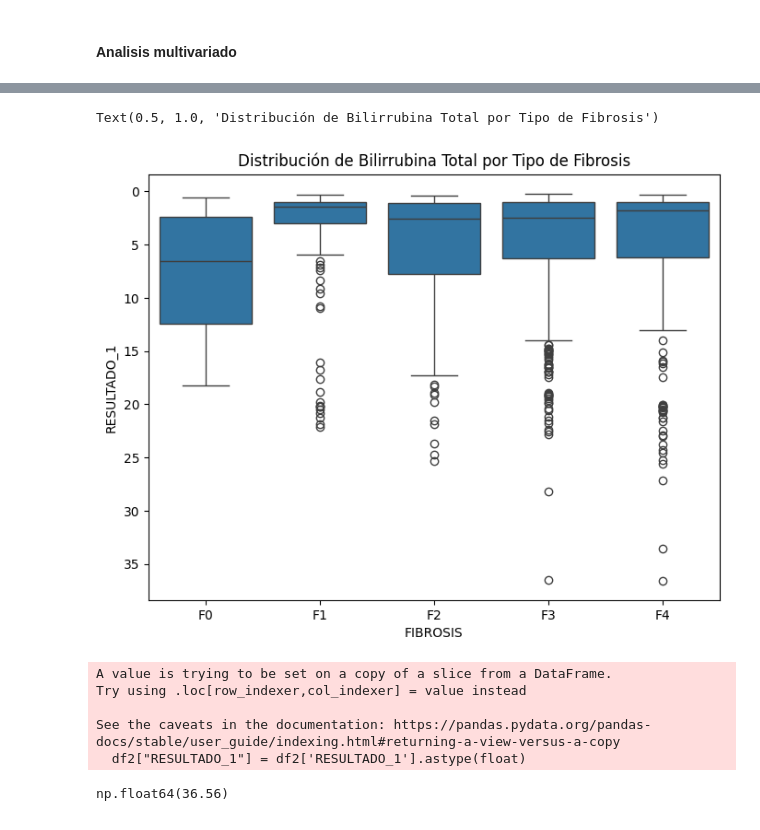
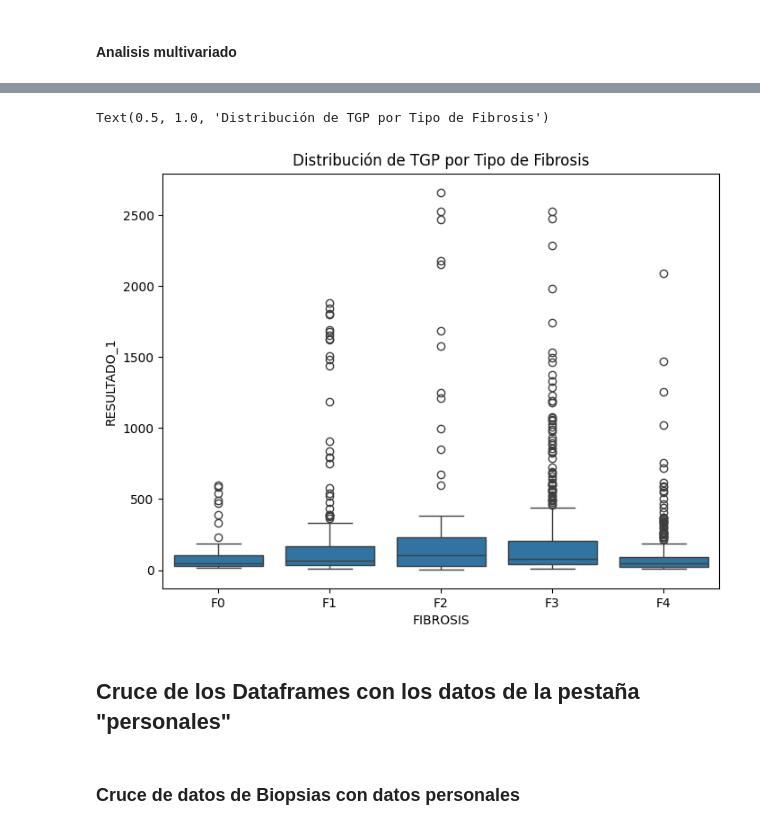
Before and after one commit to Carlos-301/Proyecto_Final_Applied_Data_Science, a Jupyter notebook: Notebooks/EDA.ipynb, the cells around one changed output, grey strips where cells are left out. Drawn from its saved outputs; the diff is of its cells as text; code cells hidden in the pictures.

```diff
--- a/Notebooks/EDA.ipynb
+++ b/Notebooks/EDA.ipynb
@@ -113,6 +113,10 @@ labs.head()
 | 2 | 1 | 2017-07-30 08:53:38 | BILIRRUBINA TOTAL | 0-1 | F0 | 1 | BILIRRUBINAS | 1 |
 | 3 | 36 | 2017-07-30 08:53:38 | GAMMA GLUTAMIL TRANSFERASA (GGT) | 0-1 | F0 | 1 | GAMMA GLUTAMIL TRANSFERASA (GGT) | 36 |
 | 4 | 1.07 | 2017-07-30 08:53:38 | INR | 0-1 | F0 | 1 | TIEMPO DE PROTROMBINA [PT] | 1.07 |
+# %%
+labs.drop(columns="RESULTADO_2", inplace=True)
+# %%
+labs['RESULTADO_1'] = pd.to_numeric(labs['RESULTADO_1'], errors='coerce')
 # %% [markdown]
 #### Analisis univariado
 # %%
@@ -207,19 +260,13 @@ plt.show()
+# %%
+df2 = labs[labs['PRUEBA'] == 'TRANSAMINASA GLUTAMICO PIRUVICA O ALANINO AMINO TRANSFERASA (TGP-ALT)']
 # %%
 plt.figure(figsize=(8, 6))
 sns.boxplot(data=df2, x='FIBROSIS', y='RESULTADO_1')
-plt.title('Distribución de Bilirrubina Total por Tipo de Fibrosis')
+plt.title('Distribución de TGP por Tipo de Fibrosis')
 # %% [output]
-Text(0.5, 1.0, 'Distribución de Bilirrubina Total por Tipo de Fibrosis')
+Text(0.5, 1.0, 'Distribución de TGP por Tipo de Fibrosis')
-[figure, old version]
+[figure, new version]
-# %%
-df2["RESULTADO_1"] = df2['RESULTADO_1'].astype(float)
-# %% [output]
-A value is trying to be set on a copy of a slice from a DataFrame.
-Try using .loc[row_indexer,col_indexer] = value instead
-
-See the caveats in the documentation: https://pandas.pydata.org/pandas-docs/stable/user_guide/indexing.html#returning-a-view-versus-a-copy
-  df2["RESULTADO_1"] = df2['RESULTADO_1'].astype(float)
-# %%
-df2['RESULTADO_1'].max()
-# %% [output]
-np.float64(36.56)
+# %% [markdown]
+## Cruce de los Dataframes con los datos de la pestaña "personales"
+# %% [markdown]
+### Cruce de datos de Biopsias con datos personales
```
Also changed, not shown: parts of 25 cells of this notebook.
